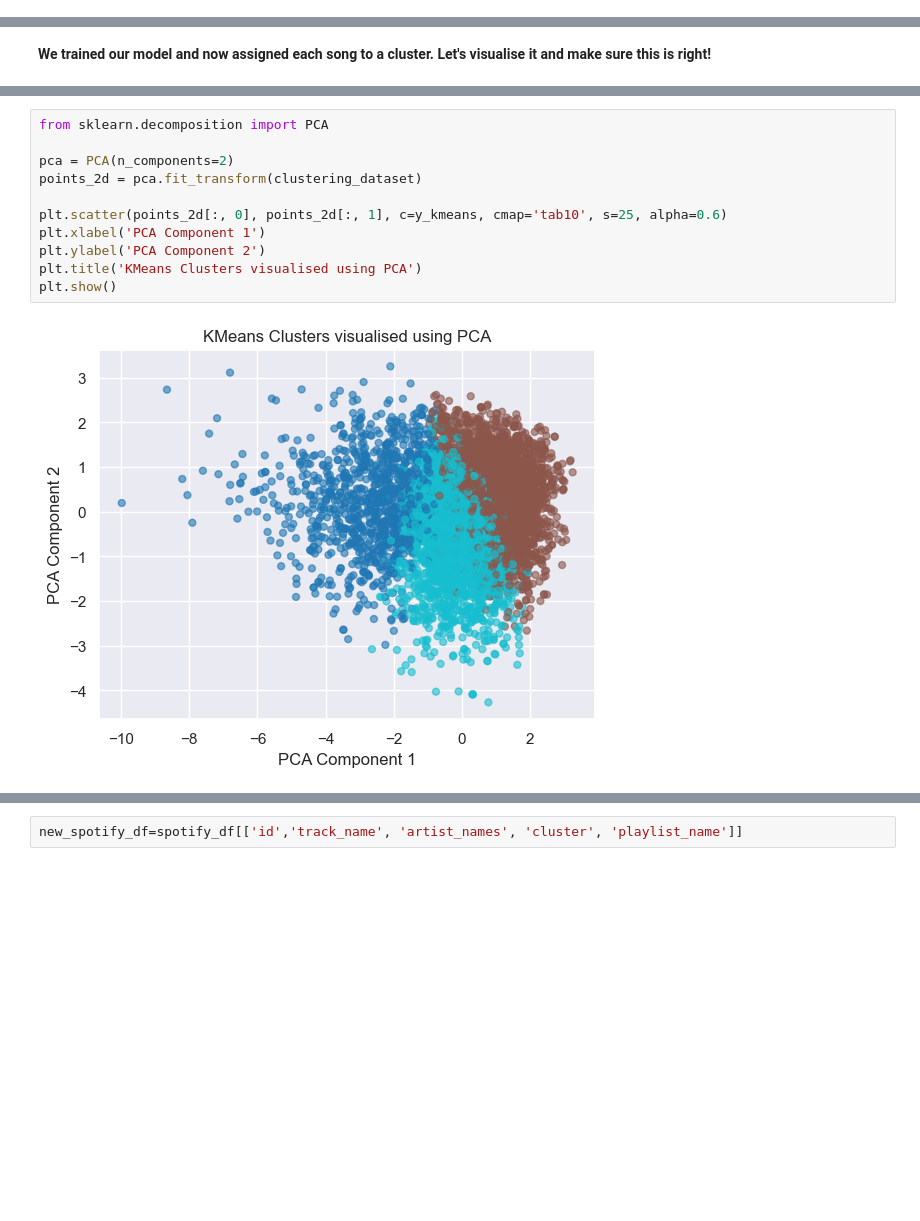
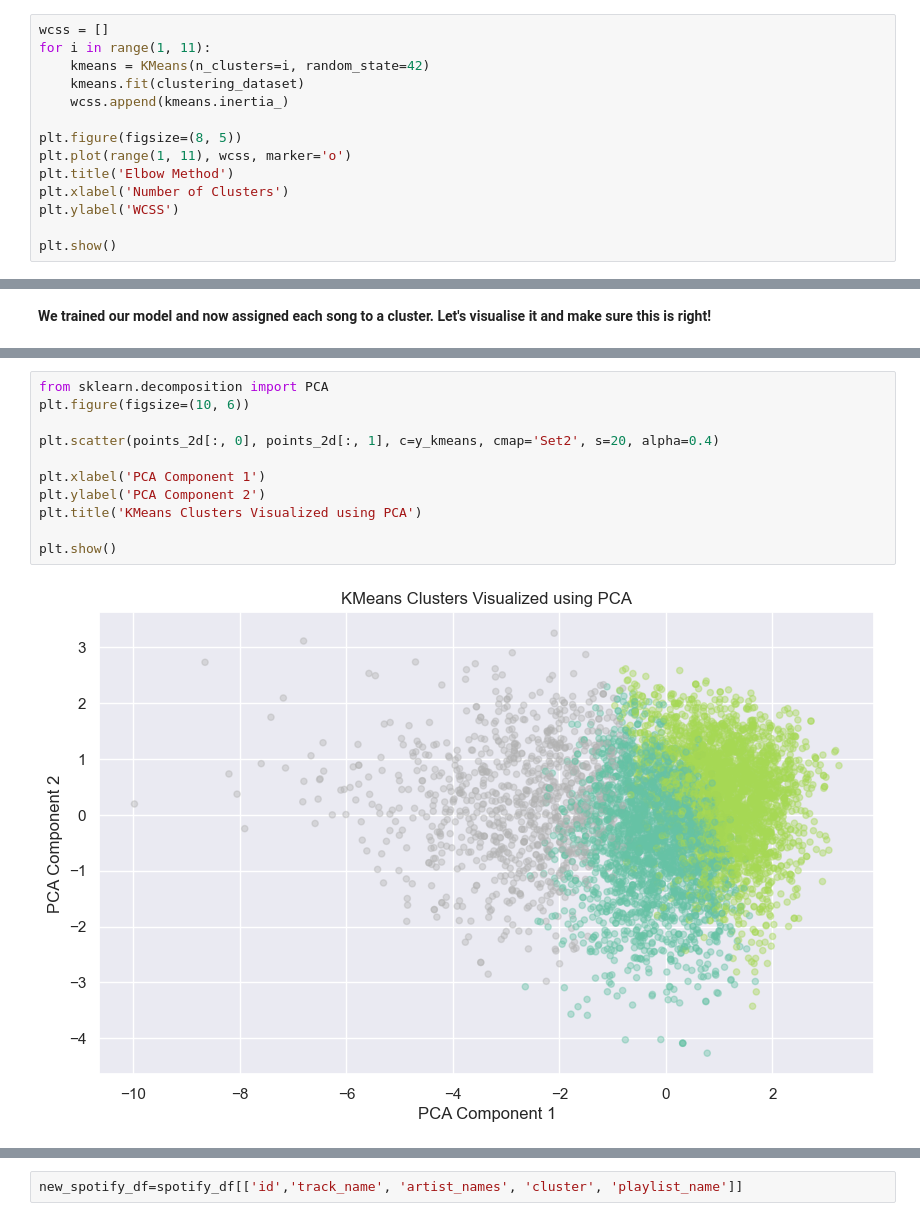
Before and after one commit to stavroulaalex/Python-BusinessIntelligence-Stav, a Jupyter notebook: project/project_stav.ipynb, the cells around one changed output, grey strips where cells are left out. Cells and saved outputs as stored; diff of their text form; blank space fills up the shorter version.

```diff
--- a/project/project_stav.ipynb
+++ b/project/project_stav.ipynb
@@ -170,0 +243,14 @@ from sklearn.cluster import KMeans
+# %%
+wcss = []
+for i in range(1, 11):
+    kmeans = KMeans(n_clusters=i, random_state=42)
+    kmeans.fit(clustering_dataset)
+    wcss.append(kmeans.inertia_)
+
+plt.figure(figsize=(8, 5))
+plt.plot(range(1, 11), wcss, marker='o')
+plt.title('Elbow Method')
+plt.xlabel('Number of Clusters')
+plt.ylabel('WCSS')
+
+plt.show()
@@ -191,13 +288,13 @@ spotify_df['cluster'] = y_kmeans
 # %%
 from sklearn.decomposition import PCA
+plt.figure(figsize=(10, 6))
 
-pca = PCA(n_components=2)
-points_2d = pca.fit_transform(clustering_dataset)
+plt.scatter(points_2d[:, 0], points_2d[:, 1], c=y_kmeans, cmap='Set2', s=20, alpha=0.4)
 
-plt.scatter(points_2d[:, 0], points_2d[:, 1], c=y_kmeans, cmap='tab10', s=25, alpha=0.6)
 plt.xlabel('PCA Component 1')
 plt.ylabel('PCA Component 2')
-plt.title('KMeans Clusters visualised using PCA')
+plt.title('KMeans Clusters Visualized using PCA')
+
 plt.show()
 # %% [output]
-[figure, old version]
+[figure, new version]
```
Also changed, not shown: parts of 42 cells of this notebook, 4 other files.
